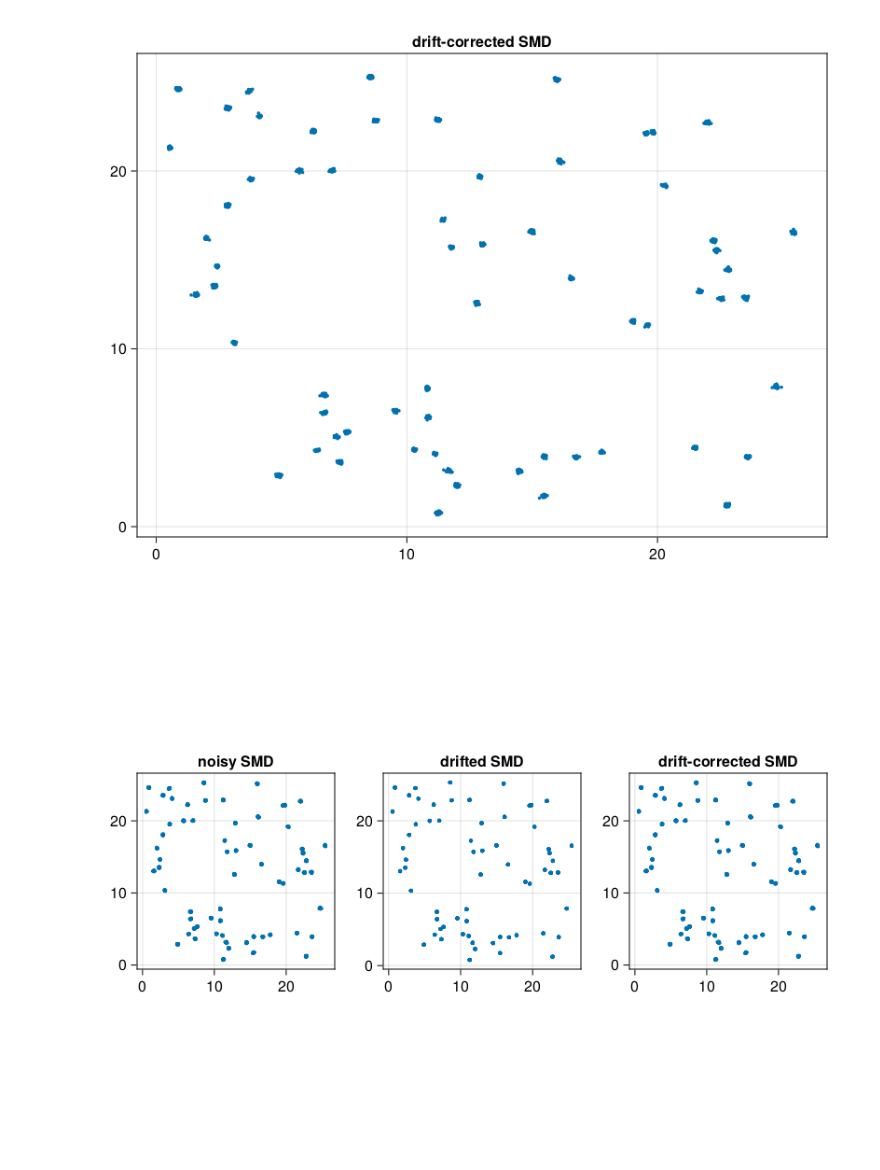
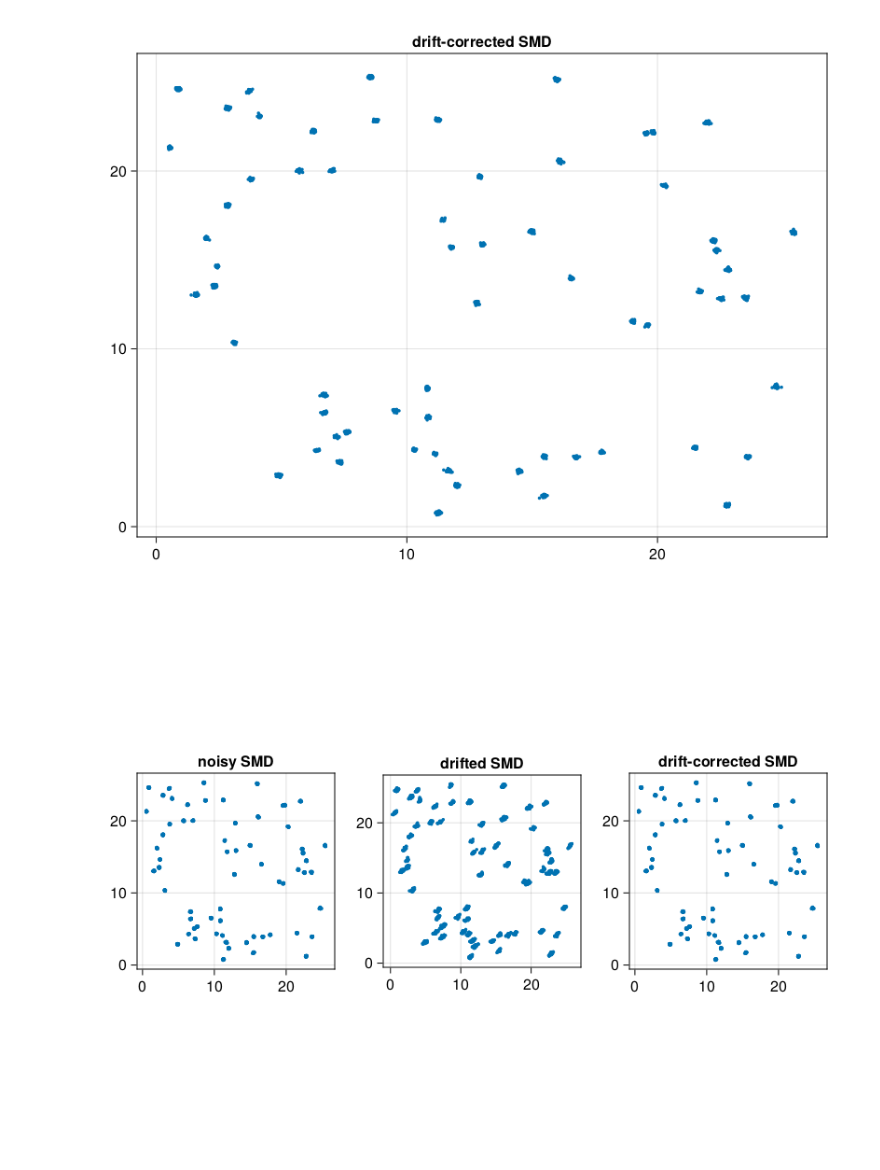
Before and after one commit to JuliaSMLM/SMLMDriftCorrection.jl, a Jupyter notebook: dev/applycorrect.ipynb, the cells around one changed output. Saved outputs shown, nothing was run; the diff lists cells and outputs as text; code cells hidden in the pictures.

Commit message:
Plots fixed in example; runtests RMSD test added

```diff
--- a/dev/applycorrect.ipynb
+++ b/dev/applycorrect.ipynb
@@ -77,11 +77,11 @@ plt_DC
 # %%
 f = Figure()
 Axis(f[1, 1], aspect=DataAspect(), title="noisy SMD")
 scatter!(smd_noisy.x, smd_noisy.y; markersize=5)
 Axis(f[1, 2], aspect=DataAspect(), title="drifted SMD")
-scatter!(smd_model.x, smd_model.y; markersize=5)
+scatter!(smd_drift.x, smd_drift.y; markersize=5)
 Axis(f[1, 3], aspect=DataAspect(), title="drift-corrected SMD")
 scatter!(smd_DC.x, smd_DC.y; markersize=5)
 f
 # %% [output]
-[figure, old version]
+[figure, new version]
```
Also changed, not shown: parts of 1 cell of this notebook, 1 other file.
